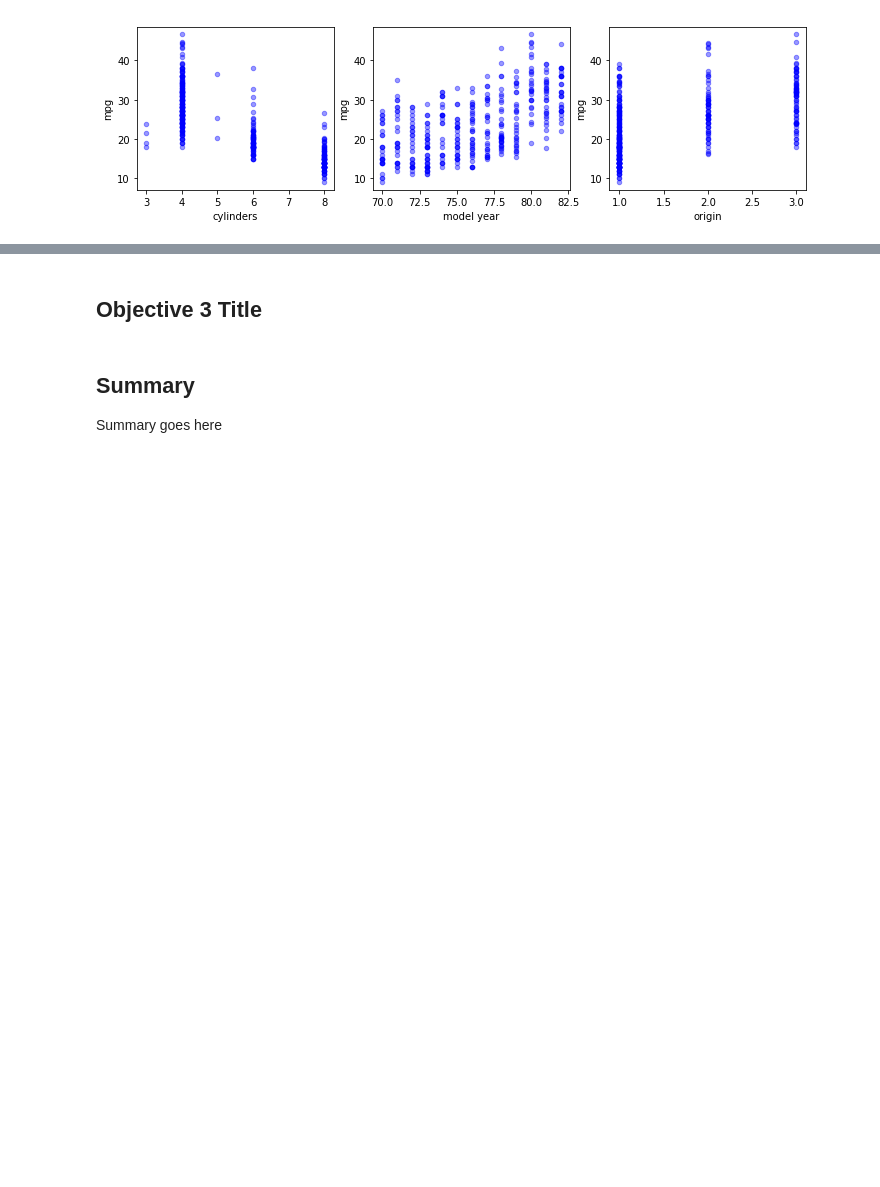
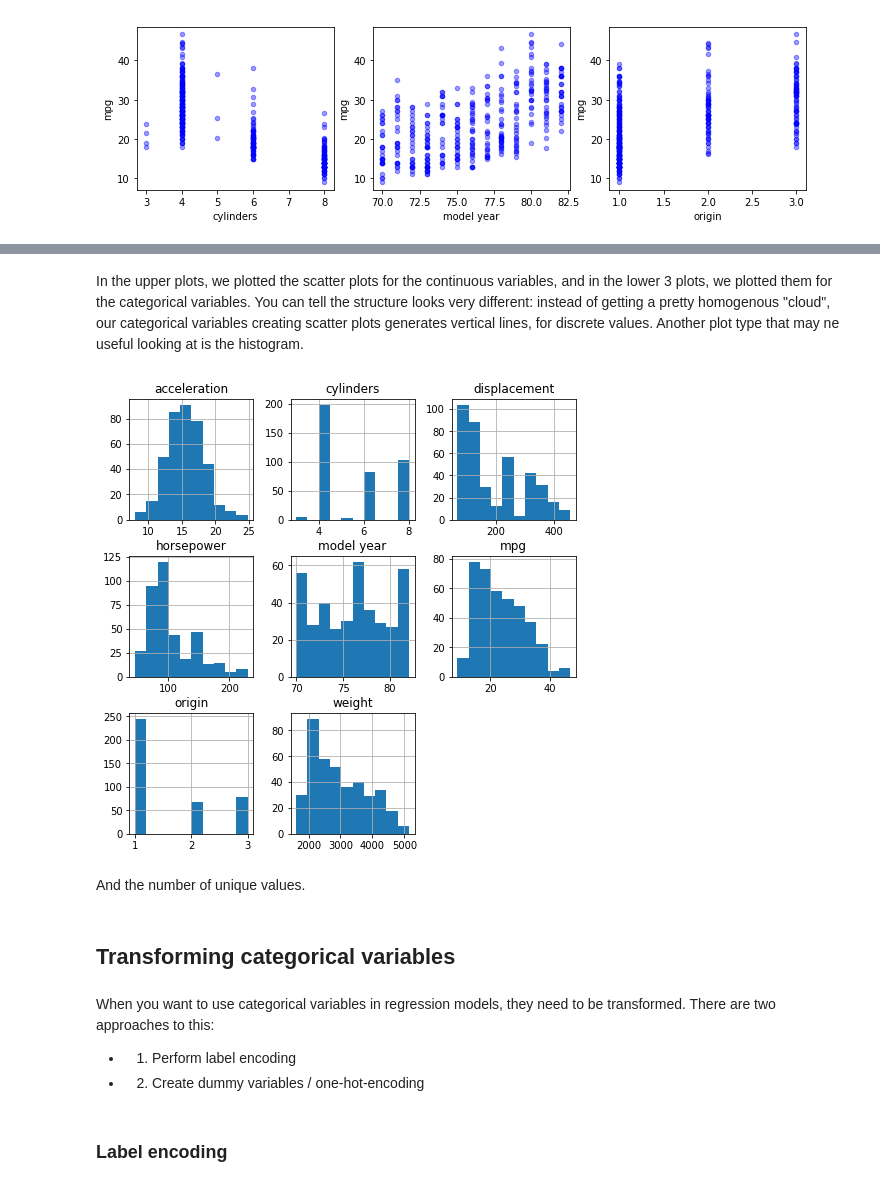
Before and after one commit to learn-co-curriculum/dsc-categorical-variables-regression, a Jupyter notebook: index.ipynb, the cells around one changed output, grey strips where cells are left out. Cells and saved outputs as stored; diff of their text form; code cells hidden in the pictures; blank space fills up the shorter version.

```diff
--- a/index.ipynb
+++ b/index.ipynb
@@ -163,2 +91,0 @@ data.head()
-# %% [markdown]
-## Objective 3 Title
@@ -167,3 +92,20 @@ data.head()
-# %% [markdown]
-## Summary
-Summary goes here
+# %% [markdown]
+In the upper plots, we plotted the scatter plots for the continuous variables, and in the lower 3 plots, we plotted them for the categorical variables. You can tell the structure looks very different: instead of getting a pretty homogenous "cloud", our categorical variables creating scatter plots generates vertical lines, for discrete values. Another plot type that may ne useful looking at is the histogram.
+# %%
+import warnings
+warnings.filterwarnings('ignore')
+fig = plt.figure(figsize = (8,8))
+ax = fig.gca()
+data.hist(ax = ax);
+# %% [output]
+[figure, added]
+# %% [markdown]
+And the number of unique values.
+# %% [markdown]
+## Transforming categorical variables
+# %% [markdown]
+When you want to use categorical variables in regression models, they need to be transformed. There are two approaches to this:
+- 1) Perform label encoding
+- 2) Create dummy variables / one-hot-encoding
+# %% [markdown]
+### Label encoding
```
Also changed, not shown: parts of 37 cells of this notebook, 2 other files.
